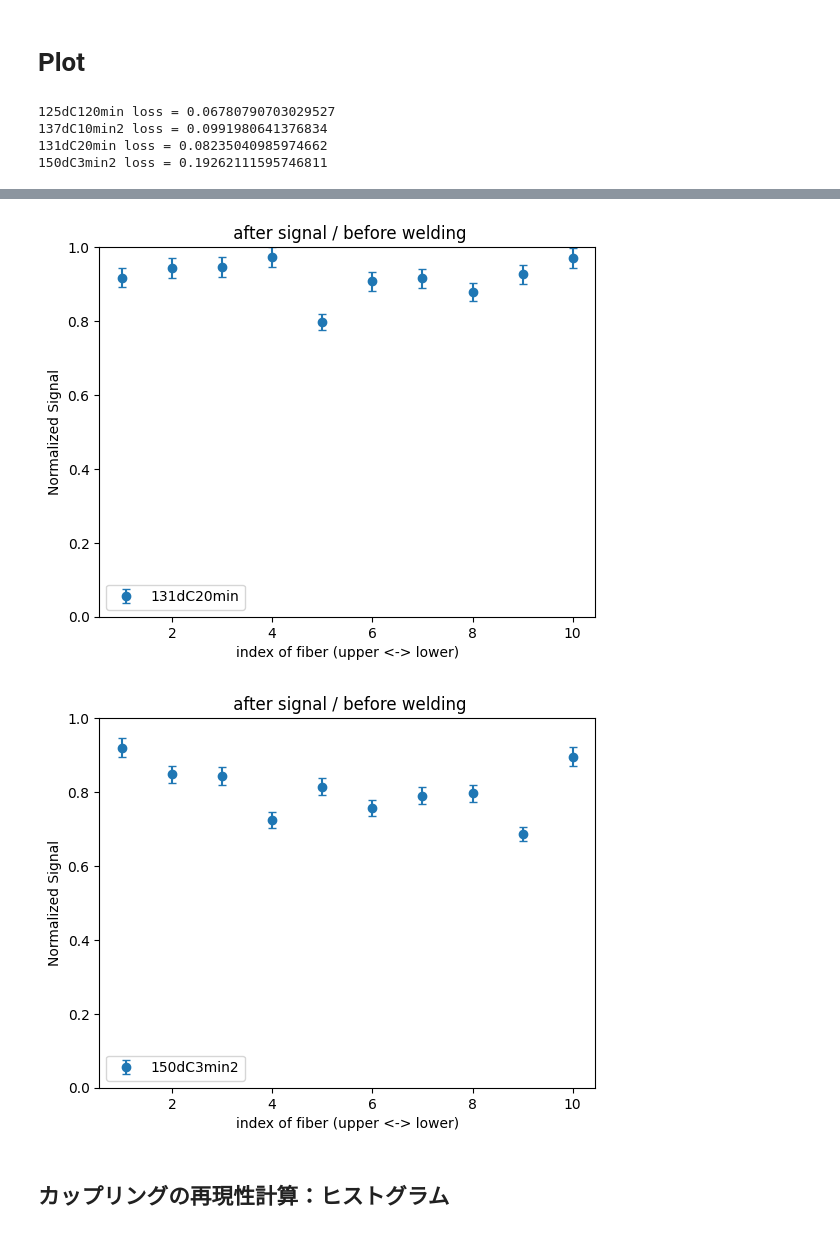
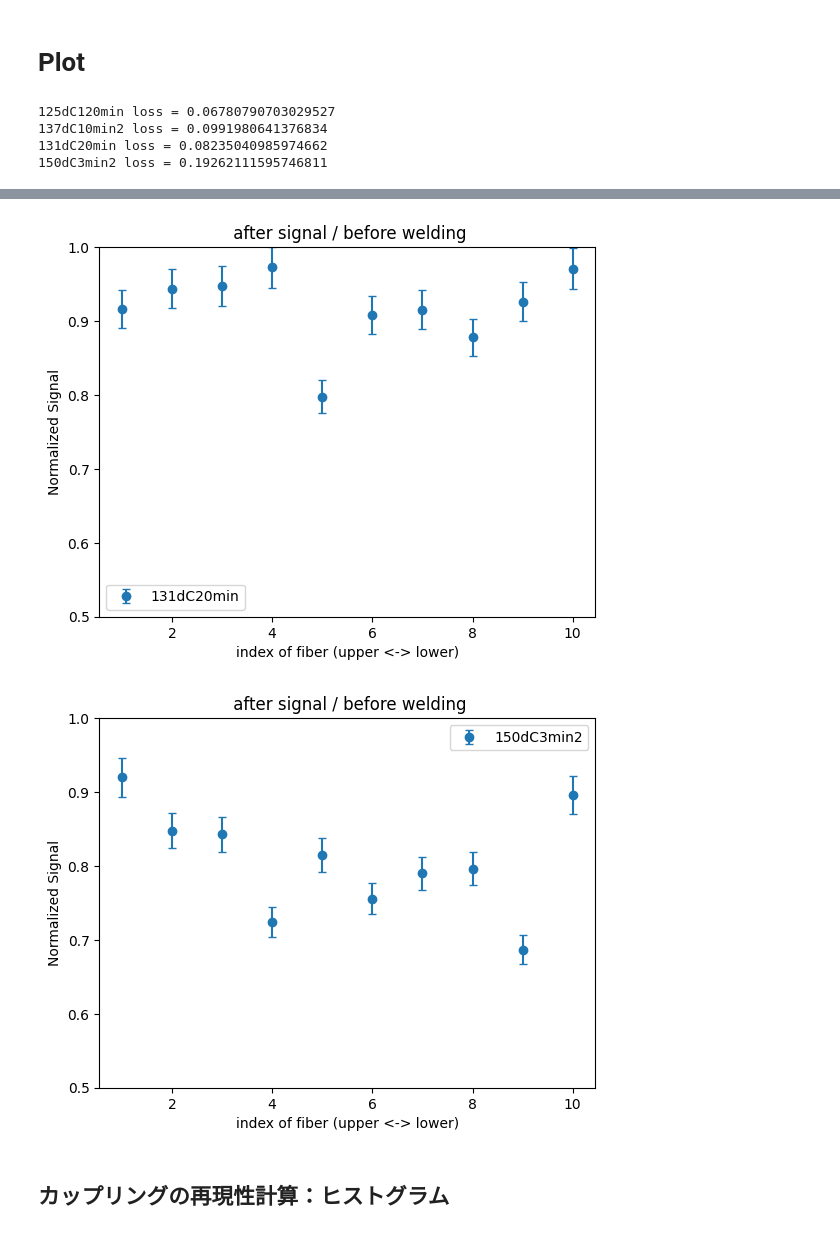
Before and after one commit to Dwaka-epx/Python-codes, a Jupyter notebook: 30cmFiberAnalysis/LoggerCSVs2FiberSignal.ipynb, the cells around one changed output, grey strips where cells are left out. Saved outputs shown, nothing was run; the diff lists cells and outputs as text; code cells hidden in the pictures.

```diff
--- a/30cmFiberAnalysis/LoggerCSVs2FiberSignal.ipynb
+++ b/30cmFiberAnalysis/LoggerCSVs2FiberSignal.ipynb
@@ -31,20 +31,20 @@ datasets = [# condition, before, after]
 	,['150dC3min','2023-11-11-211107','2023-11-12-134302']
 	,['150dC3min2','2023-12-17-163006','2023-12-18-134743']
 ]
-#runTime = '2023-11-15-194738' # 131℃20min溶着前
-#runTime = '2023-11-15-224348' # 131℃20min溶着後
-#runTime = '2023-11-19-110826' # 131℃20min溶着後 retake
+#runDate = '2023-11-15-194738' # 131℃20min溶着前
+#runDate = '2023-11-15-224348' # 131℃20min溶着後
+#runDate = '2023-11-19-110826' # 131℃20min溶着後 retake
 
 #************* Def of variables *************
-icondition = 5
+conditionLabel = 5
 nweld=2
+
 for iweld in range(nweld):
-	print("iweld = ",iweld)
-	runTime = datasets[icondition][iweld+1]
-	print("runTime = ",runTime)
-	parameterLabel = datasets[icondition][0]
-	rawDataFilePath = f'/Users/dik1017/Documents/my_work/Laboratory/work_log/vscode_jupiter_notebook/logger_data/{runTime}/*csv'
-	outFileName = f'output_logger2signal{runTime}.csv'
+	listRuns = datasets[conditionLabel]
+	runDate = listRuns[iweld+1]
+	parameterLabel = listRuns[0]
+	rawDataFilePath = f'/Users/dik1017/Documents/my_work/Laboratory/work_log/vscode_jupiter_notebook/logger_data/{runDate}/*csv'
+	outFileName = f'output_logger2signal{runDate}.csv'
 	outFilePath = f'/Users/dik1017/Documents/my_work/Laboratory/work_log/vscode_jupiter_notebook/pynb/30cmFiberAnalysis/output_LoggerCSVs2FiberSignal/{parameterLabel}/{outFileName}'
 	nchannel =2
 	nGroupSize = 3 # [ Pedestal ,Signal ,Pedestal]
@@ -52,7 +52,7 @@ for iweld in range(nweld):
 	#************* Subtract and convert to CSV *************
 
 	csv_files = sorted(glob.glob(f'{rawDataFilePath}'))
-	data_1dim = np.empty(0)
+	csvMeans1dim = np.empty(0)
 	for file in csv_files:
 			mydf = pd.read_csv(file
 												,encoding="Shift-JIS"
@@ -61,14 +61,13 @@ for iweld in range(nweld):
 			mean_ch1,mean_ch2 = mydf.iloc[:,3:5].mean(numeric_only=True)
 			#1		2			3		4		5		6		7		8			9
 			#No.	time	ms	ch1	ch2	ch3	ch4	Alarm	AlarmOut
-			data_1dim = np.append(data_1dim, [mean_ch1,mean_ch2])
+			csvMeans1dim = np.append(csvMeans1dim, [mean_ch1,mean_ch2])
 
-	nrows = len(data_1dim) // nchannel
-	data_2dim = data_1dim.reshape(nrows,2)
+	data_2dim = csvMeans1dim.reshape(-1,nchannel)
 	print("data_2dim=",data_2dim)
 	# ループの回数（n）を決定
 	n = data_2dim.shape[0] // nGroupSize
-	print("# of iteration= "n)
+	print("# of iteration= ",n)
 	outputdata = np.empty(0)
 
 	# 3n行目と3n+2行目の平均を計算して3n+1行目から引いて、ndarray型のoutputdataに詰める。
@@ -122,10 +121,11 @@ plotDatasets = [# condition, before, after]
 	#,['150dC3min','2023-11-11-211107','2023-11-12-134302']
 	,['150dC3min2','2023-12-17-163006','2023-12-18-134743']
 ]
-listDfs = []
 listDfRatios=[]
 errRatio = 0.02 # from the connector coupling reproducibility
+listDfs = []
 
+#************************************************
 for iParameter, listRuns in enumerate(plotDatasets):
 	parameterLabel = listRuns[0]
 	runDate = listRuns[1:]
@@ -133,7 +133,7 @@ for iParameter, listRuns in enumerate(plotDatasets):
 
 	# make and fill dfs to "listDfs" by each condition
 	for irun,date in enumerate(runDate):
-		df = pd.read_csv(f'./{parameterLabel}/output_logger2signal{date}.csv')
+		df = pd.read_csv(f'./output_LoggerCSVs2FiberSignal/{parameterLabel}/output_logger2signal{date}.csv')
 		df.index += 1
 		listDfs.append(df) #both  before and after are filled.
 
@@ -152,7 +152,7 @@ for iParameter, listRuns in enumerate(plotDatasets):
 	ax.set_title(' after signal / before welding')
 	ax.set_xlabel('index of fiber (upper <-> lower)')
 	ax.set_ylabel('Normalized Signal')
-	ax.set_ylim([0, 1])
+	ax.set_ylim([0.5, 1])
 	ax.legend()
 plt.show()
 # %% [output]
@@ -165,5 +165,5 @@ plt.show()
-[figure, old version]
+[figure, new version]
-[figure, old version]
+[figure, new version]
 # %% [markdown]
 ## カップリングの再現性計算：ヒストグラム
 # %%
```
Also changed, not shown: parts of 2 cells of this notebook, 29 other files.
